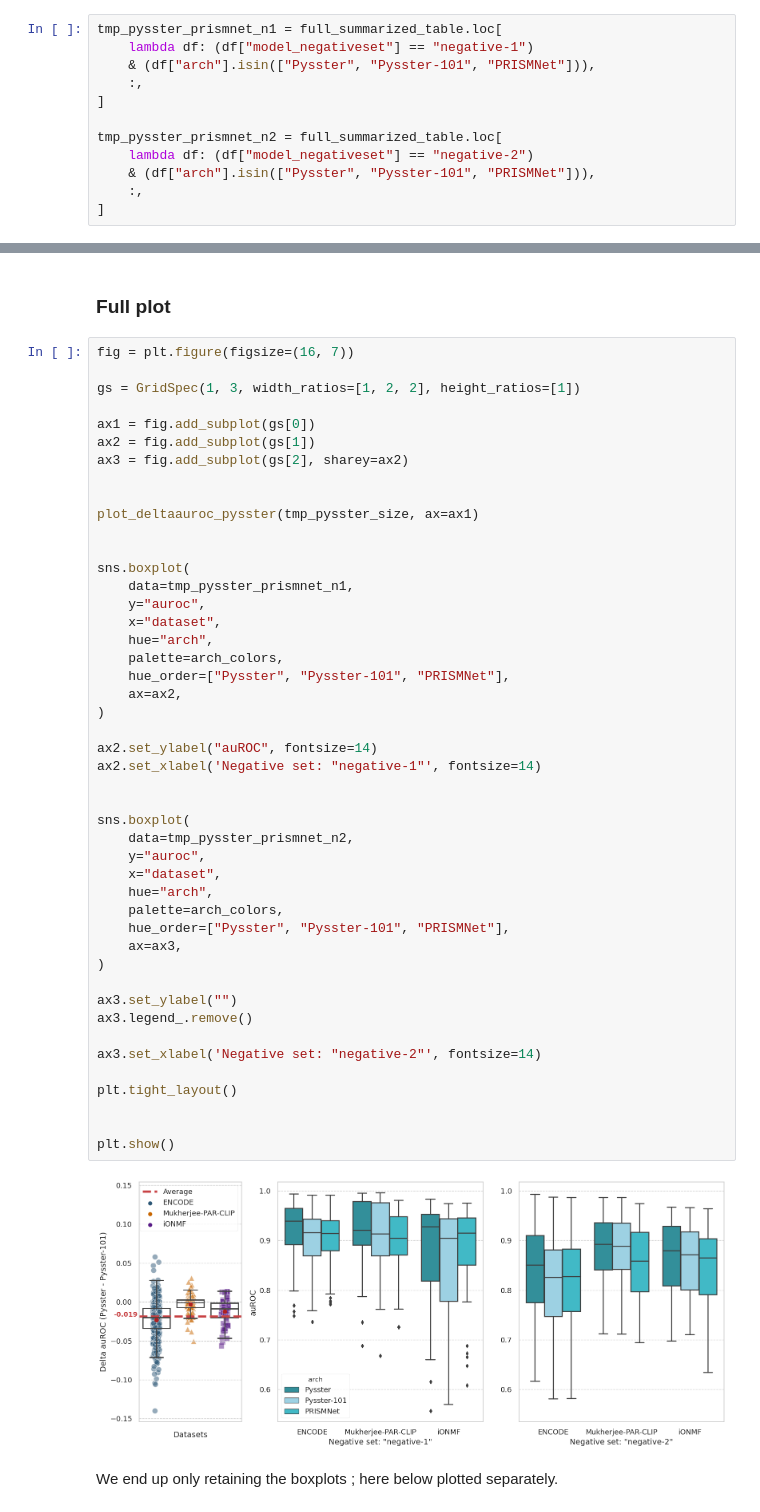
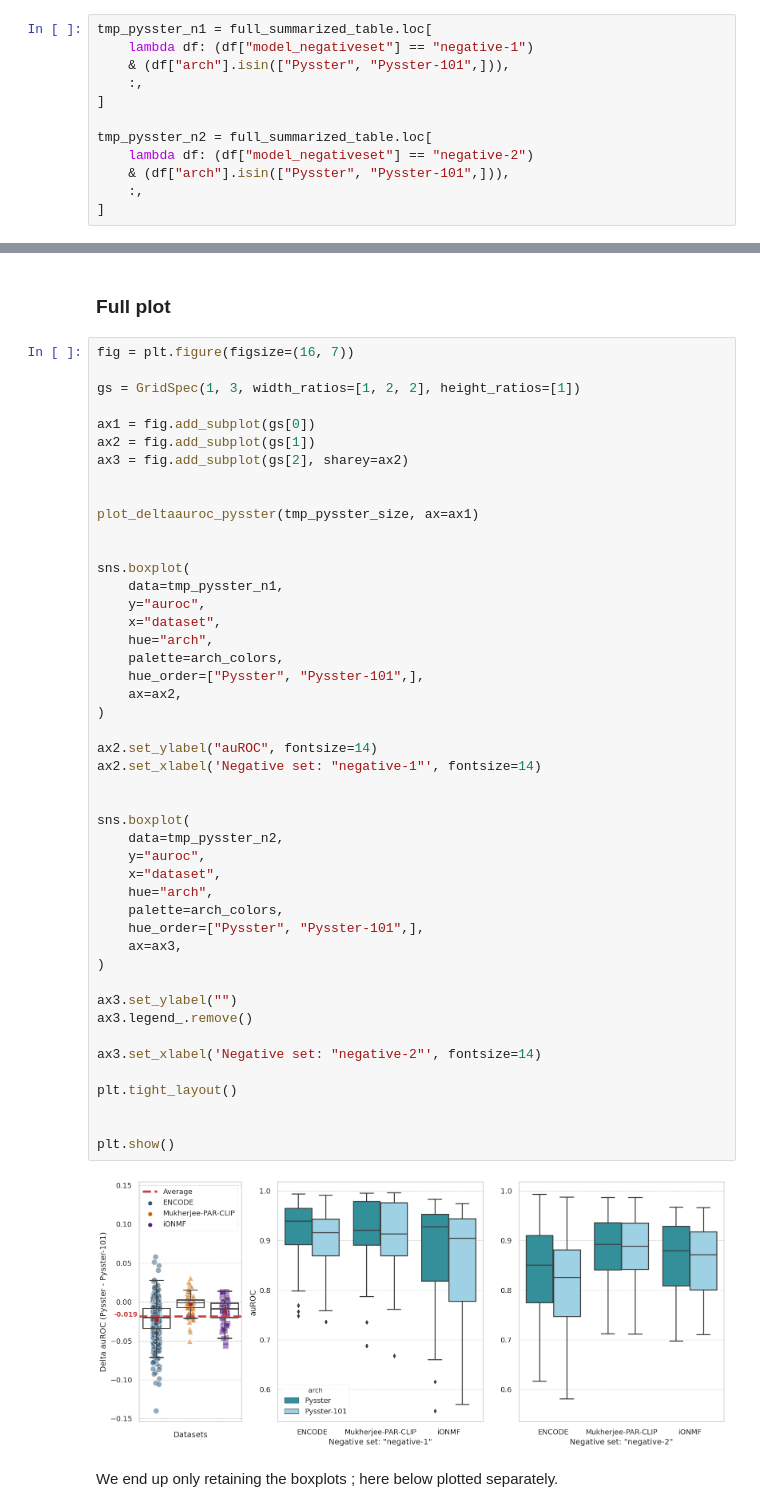
Before and after one commit to mhorlacher/Benchmark-RBP, a Jupyter notebook: analyses/notebooks/input_modalities.pysster_input_length.ipynb, the cells around one changed output, grey strips where cells are left out. Cells and saved outputs as stored; diff of their text form.

```diff
--- a/analyses/notebooks/input_modalities.pysster_input_length.ipynb
+++ b/analyses/notebooks/input_modalities.pysster_input_length.ipynb
@@ -77,15 +77,15 @@ tmp_pysster_size["delta"] = (
     tmp_pysster_size["Pysster-101"] - tmp_pysster_size["Pysster"]
 )
 # %%
-tmp_pysster_prismnet_n1 = full_summarized_table.loc[
+tmp_pysster_n1 = full_summarized_table.loc[
     lambda df: (df["model_negativeset"] == "negative-1")
-    & (df["arch"].isin(["Pysster", "Pysster-101", "PRISMNet"])),
+    & (df["arch"].isin(["Pysster", "Pysster-101",])),
     :,
 ]
 
-tmp_pysster_prismnet_n2 = full_summarized_table.loc[
+tmp_pysster_n2 = full_summarized_table.loc[
     lambda df: (df["model_negativeset"] == "negative-2")
-    & (df["arch"].isin(["Pysster", "Pysster-101", "PRISMNet"])),
+    & (df["arch"].isin(["Pysster", "Pysster-101",])),
     :,
 ]
 # %% [markdown]
@@ -252,40 +252,40 @@ plot_deltaauroc_pysster(tmp_pysster_size, ax=ax1)
 
 
 sns.boxplot(
-    data=tmp_pysster_prismnet_n1,
+    data=tmp_pysster_n1,
     y="auroc",
     x="dataset",
     hue="arch",
     palette=arch_colors,
-    hue_order=["Pysster", "Pysster-101", "PRISMNet"],
+    hue_order=["Pysster", "Pysster-101",],
     ax=ax2,
 )
 
 ax2.set_ylabel("auROC", fontsize=14)
 ax2.set_xlabel('Negative set: "negative-1"', fontsize=14)
 
 
 sns.boxplot(
-    data=tmp_pysster_prismnet_n2,
+    data=tmp_pysster_n2,
     y="auroc",
     x="dataset",
     hue="arch",
     palette=arch_colors,
-    hue_order=["Pysster", "Pysster-101", "PRISMNet"],
+    hue_order=["Pysster", "Pysster-101",],
     ax=ax3,
 )
 
 ax3.set_ylabel("")
 ax3.legend_.remove()
 
 ax3.set_xlabel('Negative set: "negative-2"', fontsize=14)
 
 plt.tight_layout()
 
 
 plt.show()
 # %% [output]
-[figure, old version]
+[figure, new version]
 # %% [markdown]
 We end up only retaining the boxplots ; here below plotted separately.
 # %%
```
Also changed, not shown: parts of 2 cells of this notebook.
